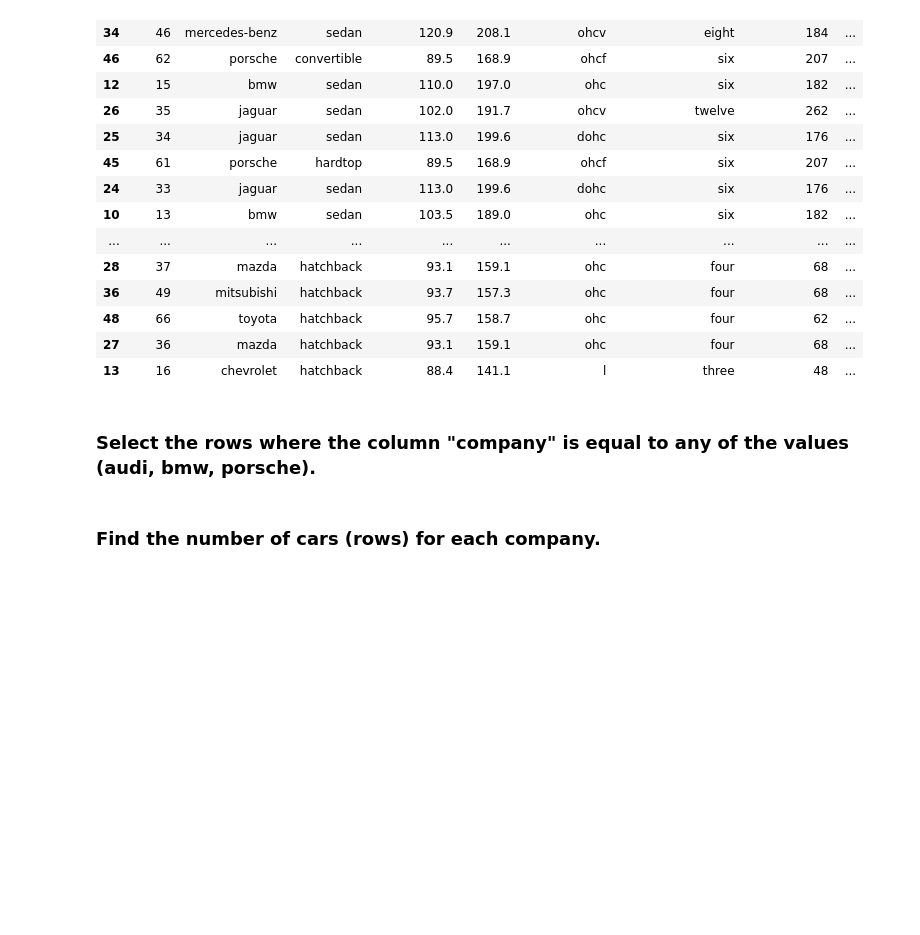
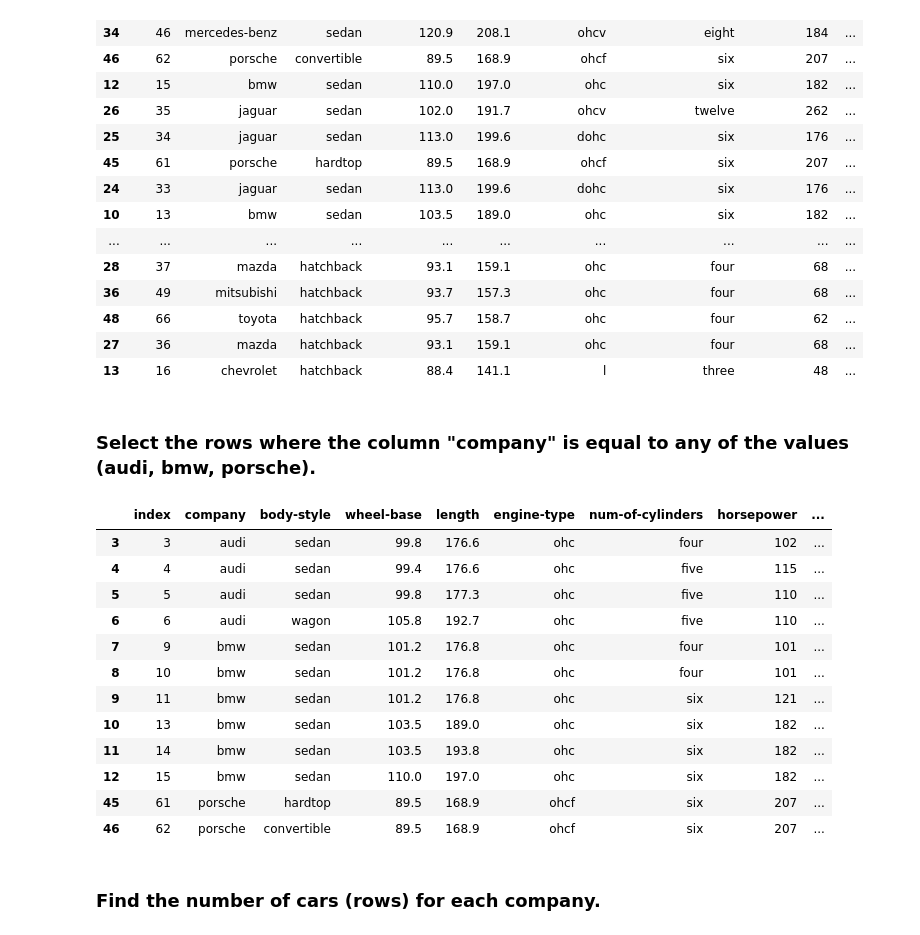
Before and after one commit to Alylyc/ds24_02_pystat, a Jupyter notebook: kunskapskontroll_uppgifter/kunskapskontroll_1_3_Pandas.ipynb, the cells around one changed output. Cells and saved outputs as stored; diff of their text form; code cells hidden in the pictures; blank space fills up the shorter version.

```diff
--- a/kunskapskontroll_uppgifter/kunskapskontroll_1_3_Pandas.ipynb
+++ b/kunskapskontroll_uppgifter/kunskapskontroll_1_3_Pandas.ipynb
@@ -140,6 +146,21 @@ cars.sort_values("price", ascending=False, inplace=False)
 ### Select the rows where the column "company" is equal to any of the values (audi, bmw, porsche).
 # %%
 abp = cars[cars["company"].isin(["audi", "bmw", "porsche"])]
+display(abp)
+# %% [output]
+|  | index | company | body-style | wheel-base | length | engine-type | num-of-cylinders | horsepower | ... |
+| 3 | 3 | audi | sedan | 99.8 | 176.6 | ohc | four | 102 | ... |
+| 4 | 4 | audi | sedan | 99.4 | 176.6 | ohc | five | 115 | ... |
+| 5 | 5 | audi | sedan | 99.8 | 177.3 | ohc | five | 110 | ... |
+| 6 | 6 | audi | wagon | 105.8 | 192.7 | ohc | five | 110 | ... |
+| 7 | 9 | bmw | sedan | 101.2 | 176.8 | ohc | four | 101 | ... |
+| 8 | 10 | bmw | sedan | 101.2 | 176.8 | ohc | four | 101 | ... |
+| 9 | 11 | bmw | sedan | 101.2 | 176.8 | ohc | six | 121 | ... |
+| 10 | 13 | bmw | sedan | 103.5 | 189.0 | ohc | six | 182 | ... |
+| 11 | 14 | bmw | sedan | 103.5 | 193.8 | ohc | six | 182 | ... |
+| 12 | 15 | bmw | sedan | 110.0 | 197.0 | ohc | six | 182 | ... |
+| 45 | 61 | porsche | hardtop | 89.5 | 168.9 | ohcf | six | 207 | ... |
+| 46 | 62 | porsche | convertible | 89.5 | 168.9 | ohcf | six | 207 | ... |
 # %% [markdown]
 ### Find the number of cars (rows) for each company.
 # %%
```
Also changed, not shown: parts of 1 cell of this notebook, 2 other files.
